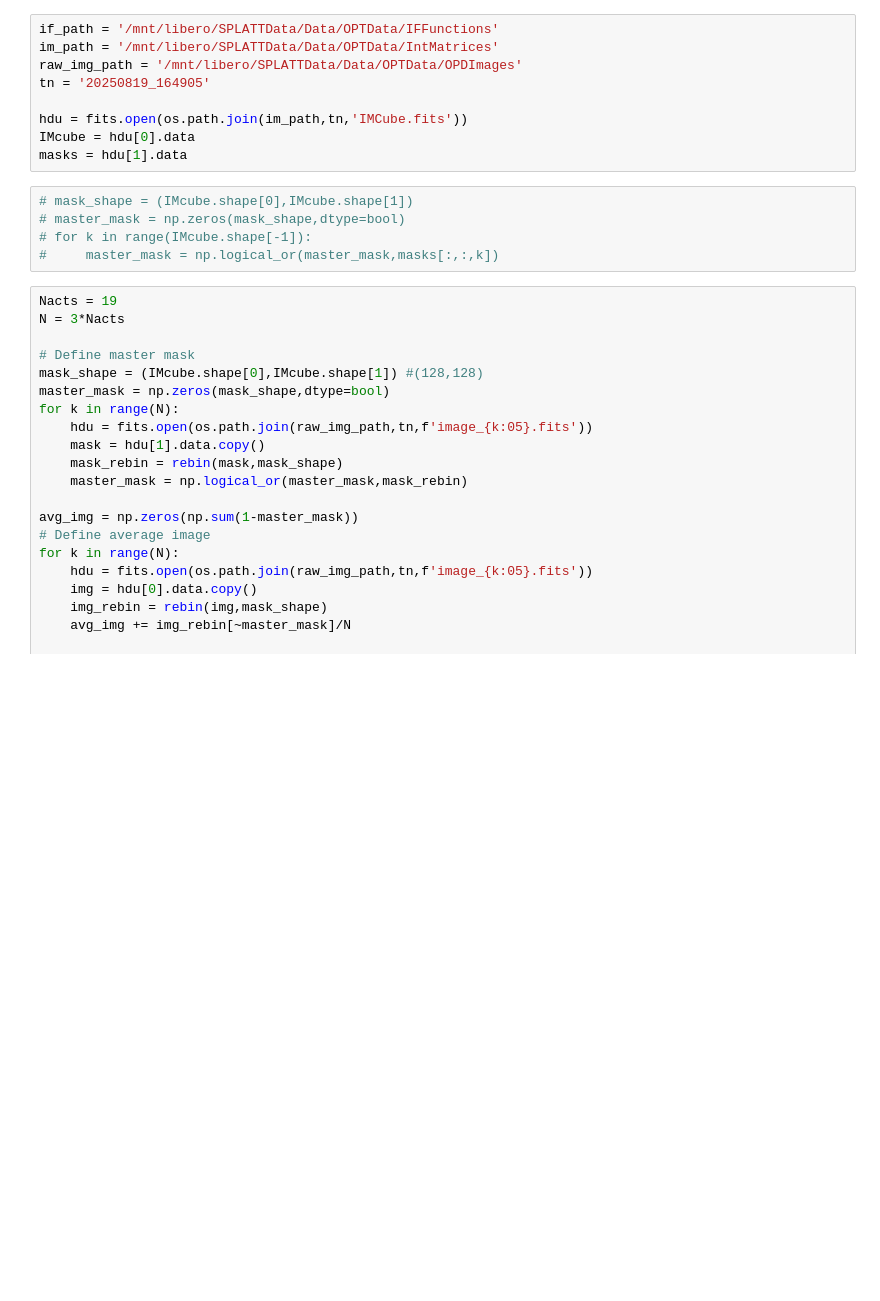
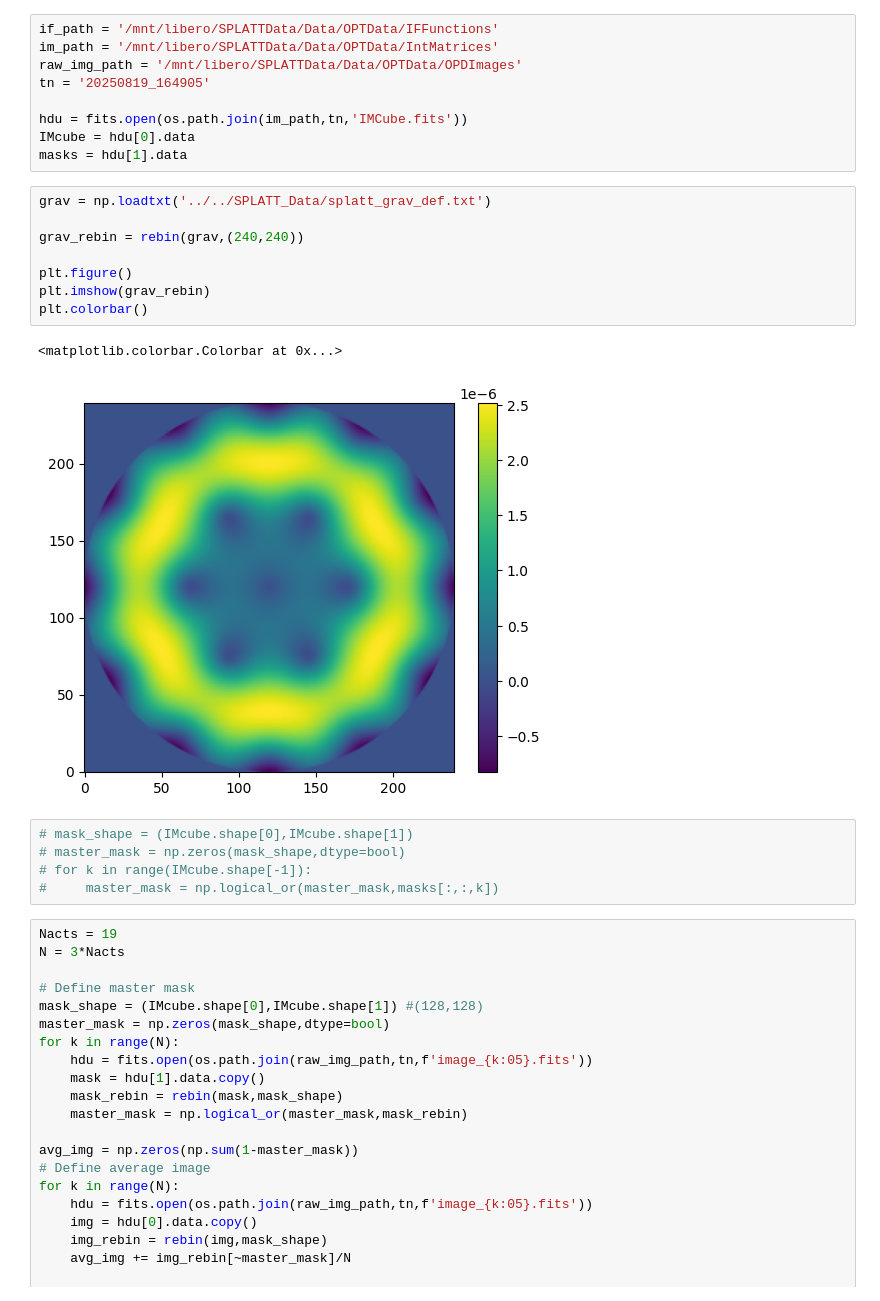
Before and after one commit to runabriguglio/SPLATT, a Jupyter notebook: splattsw/JupyterNotebooks/scratchSplattFlat.ipynb, the cells around one changed output. Cells and saved outputs as stored; diff of their text form; blank space fills up the shorter version.

```diff
--- a/splattsw/JupyterNotebooks/scratchSplattFlat.ipynb
+++ b/splattsw/JupyterNotebooks/scratchSplattFlat.ipynb
@@ -26,6 +60,17 @@ tn = '20250819_164905'
 hdu = fits.open(os.path.join(im_path,tn,'IMCube.fits'))
 IMcube = hdu[0].data
 masks = hdu[1].data
+# %%
+grav = np.loadtxt('../../SPLATT_Data/splatt_grav_def.txt')
+
+grav_rebin = rebin(grav,(240,240))
+
+plt.figure()
+plt.imshow(grav_rebin)
+plt.colorbar()
+# %% [output]
+<matplotlib.colorbar.Colorbar at 0x...>
+[figure, added]
 # %%
 # mask_shape = (IMcube.shape[0],IMcube.shape[1])
 # master_mask = np.zeros(mask_shape,dtype=bool)
```
Also changed, not shown: parts of 17 cells of this notebook, 1 other file.
